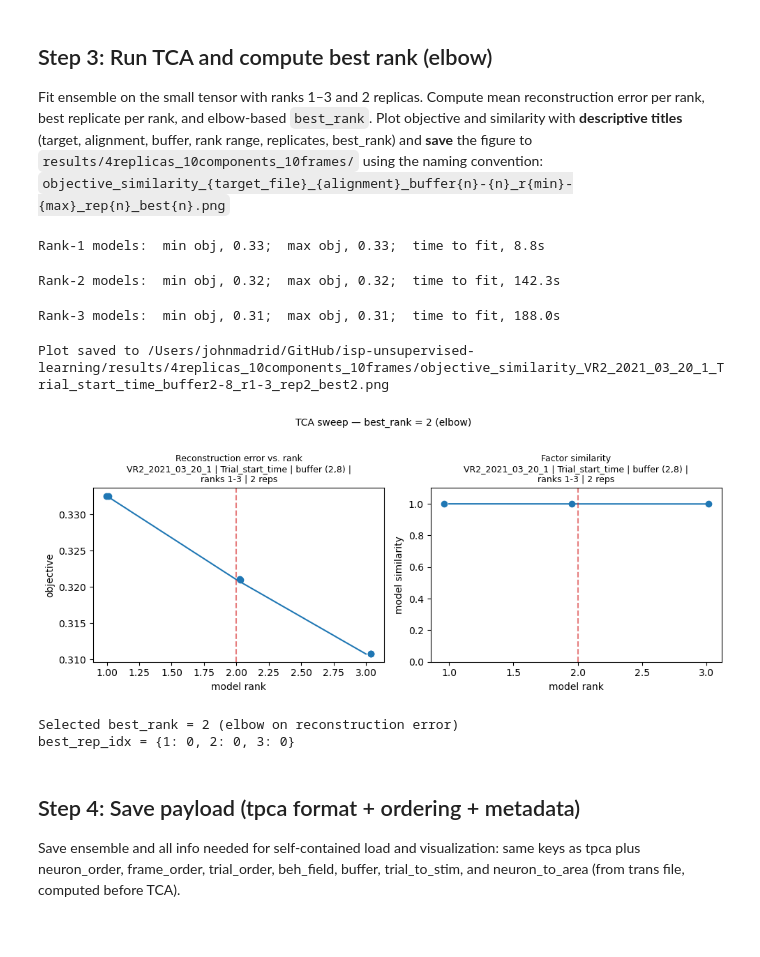
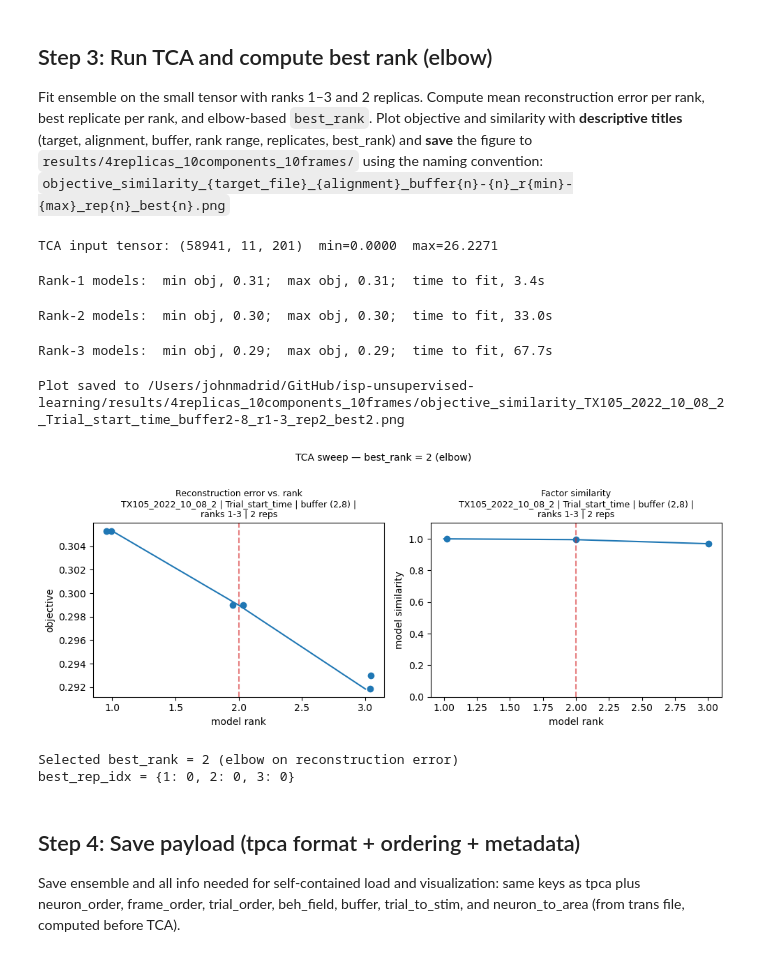
Before and after one commit to JohnMadrid/isp-unsupervised-learning, a Jupyter notebook: Batch_TCA_Pipeline.ipynb, the cells around one changed output. Drawn from its saved outputs; the diff is of its cells as text; code cells hidden in the pictures.

```diff
--- a/Batch_TCA_Pipeline.ipynb
+++ b/Batch_TCA_Pipeline.ipynb
@@ -334,0 +777,20 @@ Shifted min/max/mean: 0.0000 / 64.4484 / 1.5348
+# %%
+### ---------- Phase 6: Nonnegativity transform ----------
+# Choose which cleaned tensor to use for TCA:
+#   "residuals" → tensor_clean (original spike-scale residuals)
+#   "zscored"   → tensor_clean_zscored (per-neuron standardized)
+
+TCA_INPUT = "zscored"  # change to "zscored" to use the z-scored version
+
+tensor_for_tca = tensor_clean if TCA_INPUT == "residuals" else tensor_clean_zscored
+tensor_cleaned_shifted = shift_tensor_nonneg(tensor_for_tca)
+
+print(f"Nonnegativity shift applied to cleaned tensor (input: {TCA_INPUT}).")
+print(f"  Input shape:  {tensor_for_tca.shape}")
+print(f"  Output shape: {tensor_cleaned_shifted.shape}")
+print(f"  Min after shift: {tensor_cleaned_shifted.min():.8f}")
+print(f"  Max after shift: {tensor_cleaned_shifted.max():.4f}")
+
+print(f"\nFor reference — original uncleaned shift:")
+print(f"  tensor_tunnel_shifted min: {tensor_tunnel_shifted.min():.8f}, max: {tensor_tunnel_shifted.max():.4f}")
+print(f"  tensor_tunnel_shifted shape: {tensor_tunnel_shifted.shape}")
@@ -430,36 +906,24 @@ if not hasattr(scipy, 'random'):
 import tensortools as tt
 import matplotlib.pyplot as plt
 
-# Build small speed-corrected tensor for Step 3 (uses buffer_small and trial_ts_test from Step 2 test)
+# Use the cleaned, shifted tensor from the outlier pipeline (Phase 6 output)
+tensor_tca = tensor_cleaned_shifted
+print(f"TCA input tensor: {tensor_tca.shape}  min={tensor_tca.min():.4f}  max={tensor_tca.max():.4f}")
 
-run_speed_small = beh['ft_RunSpeed'][: len(ft)]
-
-tensor_small_raw = create_3d_matrix(trial_ts_test, BUFFER_TUNNEL, spikes, ft)
-n_neurons, n_time, n_trials = tensor_small_raw.shape
-speed_matrix_small = create_speed_matrix(trial_ts_test, BUFFER_TUNNEL, ft, run_speed_small)
-
-correct_by_step3 = "simple"  # "simple" (Option A) or "bytrial" (Option B)
-tensor_small = speed_correct_tensor(
-    tensor_small_raw, speed_matrix_small, n_neurons, n_time, n_trials, correct_by=correct_by_step3
-)
-
-# Per-neuron shift so all values ≥ 0, compatible with nonnegative TCA (ncp_hals)
-tensor_small = shift_tensor_nonneg(tensor_small)
-
-# Step 3: small rank range and replicates for quick test
+# Step 3: rank range and replicates for quick test
 rank_range = range(1, 4)   # ranks 1, 2, 3
 replicates = 2
 
 # Alignment and buffer used for this run (for titles and filename)
 alignment_name = "Trial_start_time"  # tunnel entrance
 # alignment_name = "SoundTime"  # sound cue
-buffer_used = BUFFER_TUNNEL  # (2, 2) for Step 3 test
+buffer_used = BUFFER_TUNNEL
 # Option 1: The method "cp_als" fits a unconstrained tensor decomposition
 # ensemble_rank_sweep = tt.Ensemble(fit_method="cp_als")
 
 # Option 2: The method "ncp_hals" fits a nonnegative tensor decomposition
 ensemble_rank_sweep = tt.Ensemble(fit_method="ncp_hals")
-ensemble_rank_sweep.fit(tensor_small, ranks=rank_range, replicates=replicates)
+ensemble_rank_sweep.fit(tensor_tca, ranks=rank_range, replicates=replicates)
 
 fig, axes = plt.subplots(1, 2, figsize=(10, 4))
 tt.plot_objective(ensemble_rank_sweep, ax=axes[0])
@@ -473,7 +937,7 @@ axes[0].set_title(f"Reconstruction error vs. rank\n{wrapped_suffix}", fontsize=9
 axes[1].set_title(f"Factor similarity\n{wrapped_suffix}", fontsize=9)
 
 # Compute mean reconstruction error and best replicate per rank
-orig_norm = np.linalg.norm(tensor_small)
+orig_norm = np.linalg.norm(tensor_tca)
 mean_errors = []
 best_rep_idx = {}
 for r in rank_range:
@@ -482,53 +946,54 @@ for r in rank_range:
     best_idx = 0
     best_err = None
     for i, (U, V, W) in enumerate(reps):
-        if U.shape[0] == tensor_small.shape[0] and V.shape[0] == tensor_small.shape[1] and W.shape[0] == tensor_small.shape[2]:
+        if U.shape[0] == tensor_tca.shape[0] and V.shape[0] == tensor_tca.shape[1] and W.shape[0] == tensor_tca.shape[2]:
             Xhat = np.einsum('ir,jr,kr->ijk', U, V, W)
-        elif U.shape[1] == tensor_small.shape[0] and V.shape[1] == tensor_small.shape[1] and W.shape[1] == tensor_small.shape[2]:
+        elif U.shape[1] == tensor_tca.shape[0] and V.shape[1] == tensor_tca.shape[1] and W.shape[1] == tensor_tca.shape[2]:
             Xhat = np.einsum('ri,rj,rk->ijk', U, V, W)
         else:
             raise ValueError(f"Unexpected factor shapes for rank {r}: {[a.shape for a in (U, V, W)]}")
-        err = np.linalg.norm(tensor_small - Xhat) / (orig_norm + 1e-12)
+        err = np.linalg.norm(tensor_tca - Xhat) / (orig_norm + 1e-12)
         errs.append(err)
         if best_err is None or err < best_err:
             best_err = err
             best_idx = i
     mean_errors.append(float(np.mean(errs)))
     best_rep_idx[int(r)] = int(best_idx)
 
 # Elbow heuristic on error curve
 x = np.arange(len(mean_errors), dtype=float) + 1.0
 y = np.array(mean_errors, dtype=float)
 m = (y[-1] - y[0]) / (x[-1] - x[0] + 1e-12)
 b = y[0] - m * x[0]
 dist = np.abs(m * x + b - y) / (np.sqrt(m * m + 1.0) + 1e-12)
 elbow_rank = int(x[np.argmax(dist)])
 best_rank = int(max(1, elbow_rank))
 
 for ax in axes:
     ax.axvline(best_rank, color='tab:red', linestyle='--', alpha=0.6)
 fig.suptitle(f"TCA sweep — best_rank = {best_rank} (elbow)", fontsize=10, y=1.02)
 plt.tight_layout()
 
 # Save plot with naming convention: objective_similarity_{target}_{alignment}_buffer{b}-{b}_r{min}-{max}_rep{n}_best{best}.png
 plot_filename = results_dir / (
     f"objective_similarity_{target_file}_{alignment_name}_buffer{buffer_used[0]}-{buffer_used[1]}_"
     f"r{min(rank_range)}-{max(rank_range)}_rep{replicates}_best{best_rank}.png"
 )
 # plt.savefig(plot_filename, dpi=150, bbox_inches='tight')
 print(f"Plot saved to {plot_filename}")
 plt.show()
 
 print(f"Selected best_rank = {best_rank} (elbow on reconstruction error)")
 print(f"best_rep_idx = {best_rep_idx}")
 # %% [output]
-Rank-1 models:  min obj, 0.33;  max obj, 0.33;  time to fit, 8.8s
+TCA input tensor: (58941, 11, 201)  min=0.0000  max=26.2271
-Rank-2 models:  min obj, 0.32;  max obj, 0.32;  time to fit, 142.3s
+Rank-1 models:  min obj, 0.31;  max obj, 0.31;  time to fit, 3.4s
-Rank-3 models:  min obj, 0.31;  max obj, 0.31;  time to fit, 188.0s
+Rank-2 models:  min obj, 0.30;  max obj, 0.30;  time to fit, 33.0s
-Plot saved to /Users/johnmadrid/GitHub/isp-unsupervised-learning/results/4replicas_10components_10frames/objective_similarity_VR2_2021_03_20_1_Trial_start_time_buffer2-8_r1-3_rep2_best2.png
+Rank-3 models:  min obj, 0.29;  max obj, 0.29;  time to fit, 67.7s
+Plot saved to /Users/johnmadrid/GitHub/isp-unsupervised-learning/results/4replicas_10components_10frames/objective_similarity_TX105_2022_10_08_2_Trial_start_time_buffer2-8_r1-3_rep2_best2.png
-[figure, old version]
+[figure, new version]
-Selected best_rank = 2 (elbow on reconstruction error)
-best_rep_idx = {1: 0, 2: 0, 3: 0}
+Selected best_rank = 2 (elbow on reconstruction error)
+best_rep_idx = {1: 0, 2: 0, 3: 0}
 # %% [markdown]
 ## Step 4: Save payload (tpca format + ordering + metadata)
 
```
Also changed, not shown: parts of 25 cells of this notebook, 1 other file.
